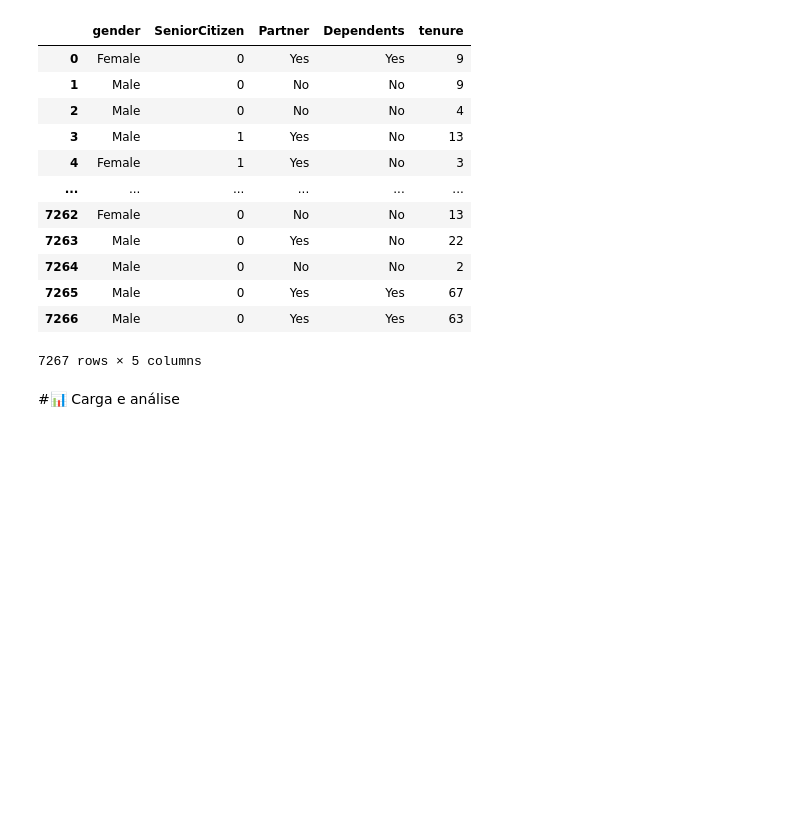
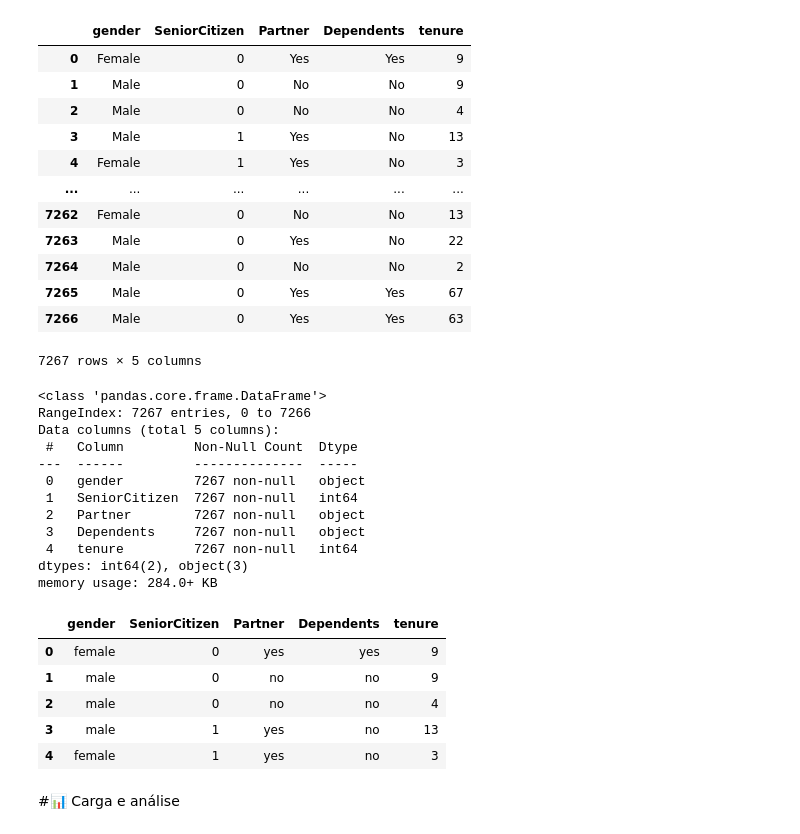
Before and after one commit to Housenkan/ChallengeAluraTelecomX, a Jupyter notebook: TelecomX_BR.ipynb, the cells around one changed output. Drawn from its saved outputs; the diff is of its cells as text; code cells hidden in the pictures; blank space fills up the shorter version.

Commit message:
Atualização - Tratamento para deixar texto das colunas "gender/Partner/Dependents" em minúsculo

```diff
--- a/TelecomX_BR.ipynb
+++ b/TelecomX_BR.ipynb
@@ -97,8 +97,33 @@ memory usage: 284.0+ KB
 | 7265 | Male | 0 | Yes | Yes | 67 |
 | 7266 | Male | 0 | Yes | Yes | 63 |
 7267 rows × 5 columns
-# %%
-dados['gender'] = dados['gender'].astype('')
+# %%
+dados['gender'] = dados['gender'].astype('str')
+dados['Partner'] = dados['Partner'].astype('str')
+dados['Dependents'] = dados['Dependents'].astype('str')
+
+dados['gender'] = dados['gender'].apply(lambda x: x.lower())
+dados['Partner'] = dados['Partner'].apply(lambda x: x.lower())
+dados['Dependents'] = dados['Dependents'].apply(lambda x: x.lower())
+# %% [output]
+<class 'pandas.core.frame.DataFrame'>
+RangeIndex: 7267 entries, 0 to 7266
+Data columns (total 5 columns):
+ #   Column         Non-Null Count  Dtype
+---  ------         --------------  -----
+ 0   gender         7267 non-null   object
+ 1   SeniorCitizen  7267 non-null   int64
+ 2   Partner        7267 non-null   object
+ 3   Dependents     7267 non-null   object
+ 4   tenure         7267 non-null   int64
+dtypes: int64(2), object(3)
+memory usage: 284.0+ KB
+|  | gender | SeniorCitizen | Partner | Dependents | tenure |
+| 0 | female | 0 | yes | yes | 9 |
+| 1 | male | 0 | no | no | 9 |
+| 2 | male | 0 | no | no | 4 |
+| 3 | male | 1 | yes | no | 13 |
+| 4 | female | 1 | yes | no | 3 |
 # %% [markdown]
 #📊 Carga e análise
 # %% [markdown]
```
Also changed, not shown: parts of 1 cell of this notebook.
